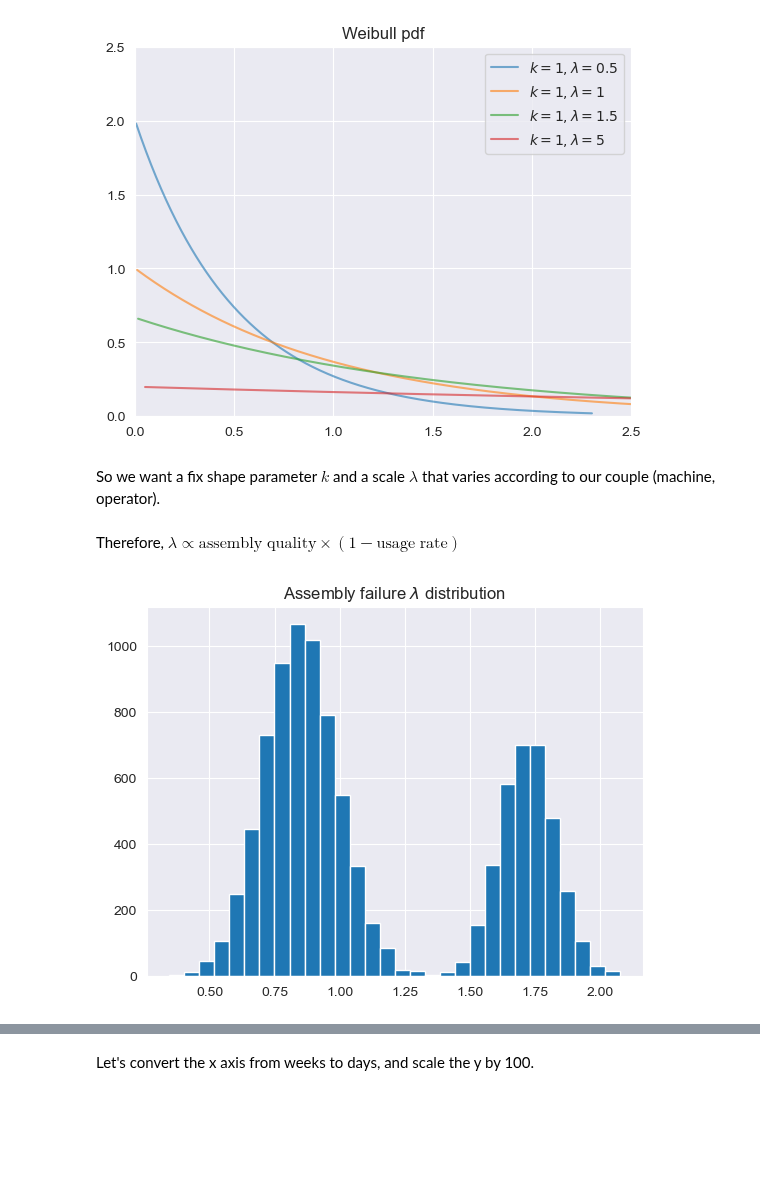
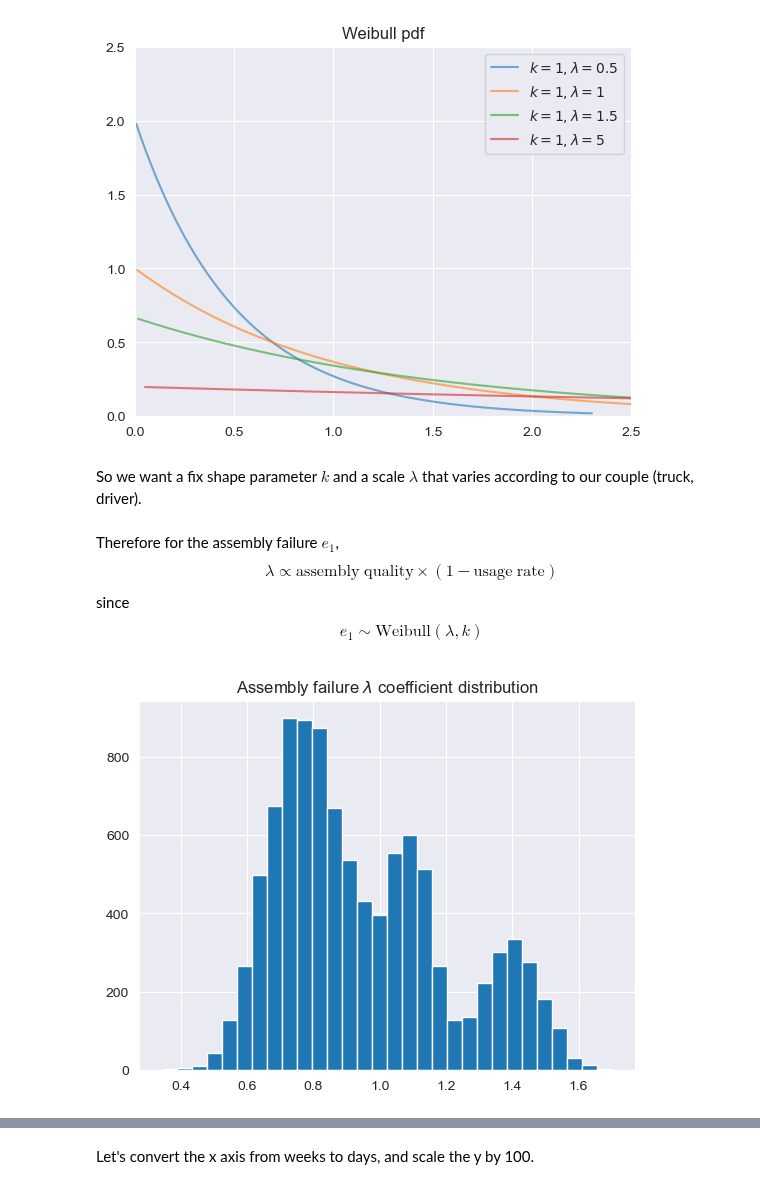
Before and after one commit to soda-inria/survival-analysis-benchmark, a Jupyter notebook: notebooks/factory_dataset.ipynb, the cells around one changed output, grey strips where cells are left out. Cells and saved outputs as stored; diff of their text form; code cells hidden in the pictures; blank space fills up the shorter version.

```diff
--- a/notebooks/factory_dataset.ipynb
+++ b/notebooks/factory_dataset.ipynb
@@ -150,18 +154,9 @@ Both brands also use similar alloys and plastics, however newer machines are oft
 # %%
-fig, ax = plt.subplots()
-
-material_quality = [
-    (.95, .005),
-    (.92, .005),
-    (.90, .005),
-    (.88, .005),
-    (.85, .005),
-]
+material_quality = [.95, .92, .90, .88, .85]
 material_models = dict(zip(labels, material_quality))
 
-for idx, (mu, sigma) in enumerate(material_quality, 1):
-    x, y = get_norm_x_y(mu, sigma)
-    ax.plot(x, y, label=f"Model {idx}")
-    ax.set_title("Material quality by model")
-    plt.legend();
+fig, ax = plt.subplots()
+palette = sns.color_palette("Blues", n_colors=5)[::-1]
+ax.bar(labels, height=material_quality, color=palette)
+ax.set_title("Material quality by model");
 # %% [output]
@@ -169,9 +164,5 @@ for idx, (mu, sigma) in enumerate(material_quality, 1):
 # %%
-materials_stats = df["model_id"].map(material_models)
-df["materials"] = np.hstack([
-    norm.rvs(loc=m_mu, scale=m_sigma, random_state=rng, size=1)
-    for m_mu, m_sigma in materials_stats
-])
+df["materials"] = df["model_id"].map(material_models)
 df.head()
 # %% [output]
 |  | operator_skills | brand | assembly_quality | model_id | ux | materials |
@@ -187,10 +187,11 @@ Finally, depending on their position in the production line but independently to
 # %%
-u_mu_1, u_sigma_1 = .3, .05
+from scipy.stats import norm
+
+u_mu_1, u_sigma_1 = .5, .05
 u_mu_2, u_sigma_2 = .8, .08
 usage_params = [(u_mu_1, u_sigma_1 ), (u_mu_2, u_sigma_2)]
 
-usage_weights = np.array([.5, 1])
-usage_weights /= usage_weights.sum()
+usage_weights = np.array([1/3, 2/3])
 usage_mixture_idxs = rng.choice(len(usage_weights), size=N, p=usage_weights)
 
 y = np.hstack([
@@ -222,0 +223,3 @@ df.head()
+# %%
+df = df.sample(frac=1)
+df.head()
@@ -268,15 +278,18 @@ plt.legend();
 # %% [output]
 [figure]
 # %% [markdown]
-So we want a fix shape parameter $k$ and a scale $\lambda$ that varies according to our couple (machine, operator).
+So we want a fix shape parameter $k$ and a scale $\lambda$ that varies according to our couple (truck, driver).
 # %% [markdown]
-Therefore, $\lambda \propto \mathrm{assembly\; quality} \times (1 - \mathrm{usage\; rate})$
+Therefore for the assembly failure $e_1$,
+$$\lambda \propto \mathrm{assembly\; quality} \times (1 - \mathrm{usage\; rate})$$
+since
+$$e_1 \sim \mathrm{Weibull}(\lambda, k)$$
 # %%
-df["e_1_lambda"] = 2 * df["assembly_quality"] * (1-df["usage_rate"]) + .5
+df["e_1_lambda"] = 2 * df["assembly_quality"] * (1 - df["usage_rate"]) + 0.5
 plt.hist(df["e_1_lambda"], bins=30);
-plt.title("Assembly failure $\lambda$ distribution");
+plt.title("Assembly failure $\lambda$ coefficient distribution");
 # %% [output]
-[figure, old version]
+[figure, new version]
 # %%
 df.head()
 # %% [output]
```
Also changed, not shown: parts of 41 cells of this notebook.
